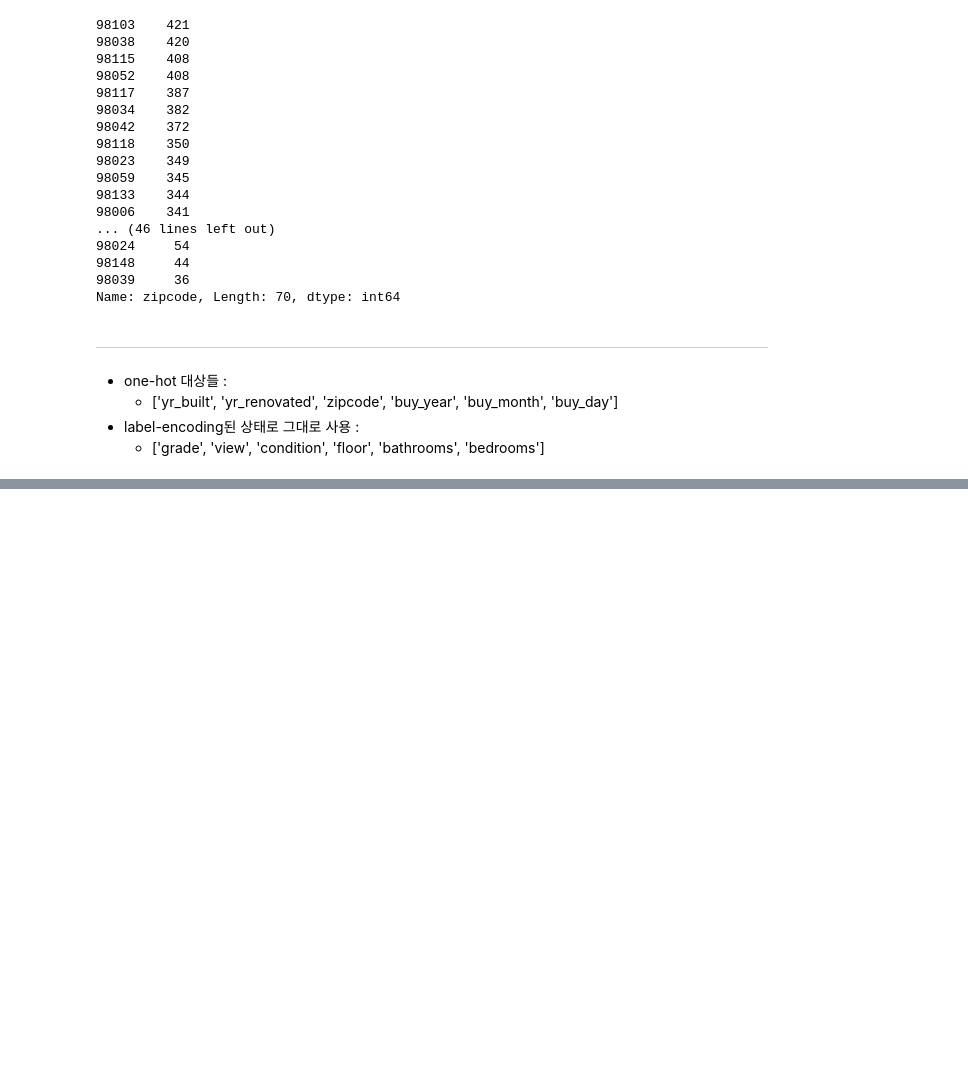
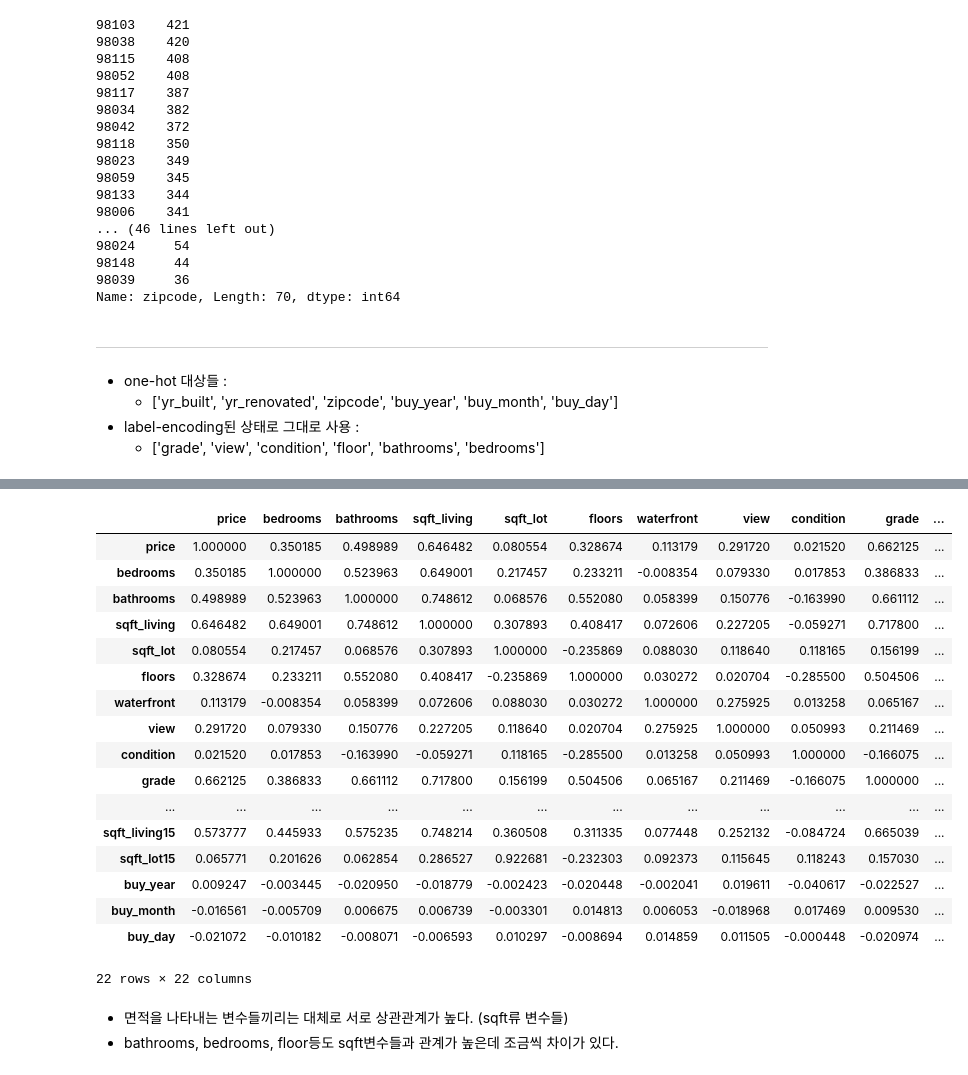
Before and after one commit to Junhojuno/everyday-kaggle, a Jupyter notebook: houseprice_prediction/code/Lets-EDA-it.ipynb, the cells around one changed output, grey strips where cells are left out. Saved outputs shown, nothing was run; the diff lists cells and outputs as text; code cells hidden in the pictures; blank space fills up the shorter version.

```diff
--- a/houseprice_prediction/code/Lets-EDA-it.ipynb
+++ b/houseprice_prediction/code/Lets-EDA-it.ipynb
@@ -503,0 +536,24 @@ Name: zipcode, Length: 70, dtype: int64
+# %%
+df.corr(method='spearman')
+# %% [output]
+|  | price | bedrooms | bathrooms | sqft_living | sqft_lot | floors | waterfront | view | condition | grade | ... |
+| price | 1.000000 | 0.350185 | 0.498989 | 0.646482 | 0.080554 | 0.328674 | 0.113179 | 0.291720 | 0.021520 | 0.662125 | ... |
+| bedrooms | 0.350185 | 1.000000 | 0.523963 | 0.649001 | 0.217457 | 0.233211 | -0.008354 | 0.079330 | 0.017853 | 0.386833 | ... |
+| bathrooms | 0.498989 | 0.523963 | 1.000000 | 0.748612 | 0.068576 | 0.552080 | 0.058399 | 0.150776 | -0.163990 | 0.661112 | ... |
+| sqft_living | 0.646482 | 0.649001 | 0.748612 | 1.000000 | 0.307893 | 0.408417 | 0.072606 | 0.227205 | -0.059271 | 0.717800 | ... |
+| sqft_lot | 0.080554 | 0.217457 | 0.068576 | 0.307893 | 1.000000 | -0.235869 | 0.088030 | 0.118640 | 0.118165 | 0.156199 | ... |
+| floors | 0.328674 | 0.233211 | 0.552080 | 0.408417 | -0.235869 | 1.000000 | 0.030272 | 0.020704 | -0.285500 | 0.504506 | ... |
+| waterfront | 0.113179 | -0.008354 | 0.058399 | 0.072606 | 0.088030 | 0.030272 | 1.000000 | 0.275925 | 0.013258 | 0.065167 | ... |
+| view | 0.291720 | 0.079330 | 0.150776 | 0.227205 | 0.118640 | 0.020704 | 0.275925 | 1.000000 | 0.050993 | 0.211469 | ... |
+| condition | 0.021520 | 0.017853 | -0.163990 | -0.059271 | 0.118165 | -0.285500 | 0.013258 | 0.050993 | 1.000000 | -0.166075 | ... |
+| grade | 0.662125 | 0.386833 | 0.661112 | 0.717800 | 0.156199 | 0.504506 | 0.065167 | 0.211469 | -0.166075 | 1.000000 | ... |
+| ... | ... | ... | ... | ... | ... | ... | ... | ... | ... | ... | ... |
+| sqft_living15 | 0.573777 | 0.445933 | 0.575235 | 0.748214 | 0.360508 | 0.311335 | 0.077448 | 0.252132 | -0.084724 | 0.665039 | ... |
+| sqft_lot15 | 0.065771 | 0.201626 | 0.062854 | 0.286527 | 0.922681 | -0.232303 | 0.092373 | 0.115645 | 0.118243 | 0.157030 | ... |
+| buy_year | 0.009247 | -0.003445 | -0.020950 | -0.018779 | -0.002423 | -0.020448 | -0.002041 | 0.019611 | -0.040617 | -0.022527 | ... |
+| buy_month | -0.016561 | -0.005709 | 0.006675 | 0.006739 | -0.003301 | 0.014813 | 0.006053 | -0.018968 | 0.017469 | 0.009530 | ... |
+| buy_day | -0.021072 | -0.010182 | -0.008071 | -0.006593 | 0.010297 | -0.008694 | 0.014859 | 0.011505 | -0.000448 | -0.020974 | ... |
+22 rows × 22 columns
+# %% [markdown]
+- 면적을 나타내는 변수들끼리는 대체로 서로 상관관계가 높다. (sqft류 변수들)
+- bathrooms, bedrooms, floor등도 sqft변수들과 관계가 높은데 조금씩 차이가 있다.
```
Also changed, not shown: parts of 37 cells of this notebook.
